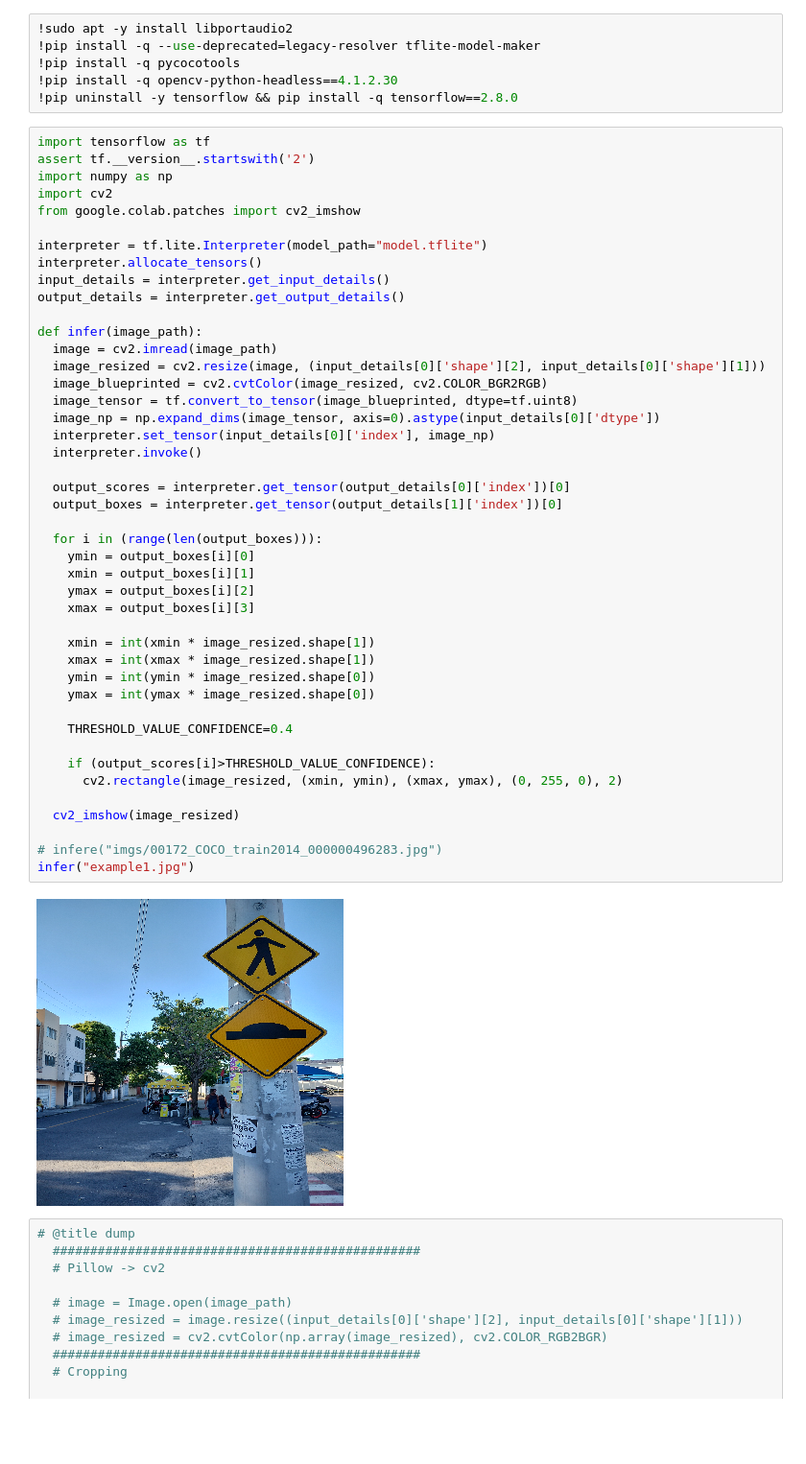
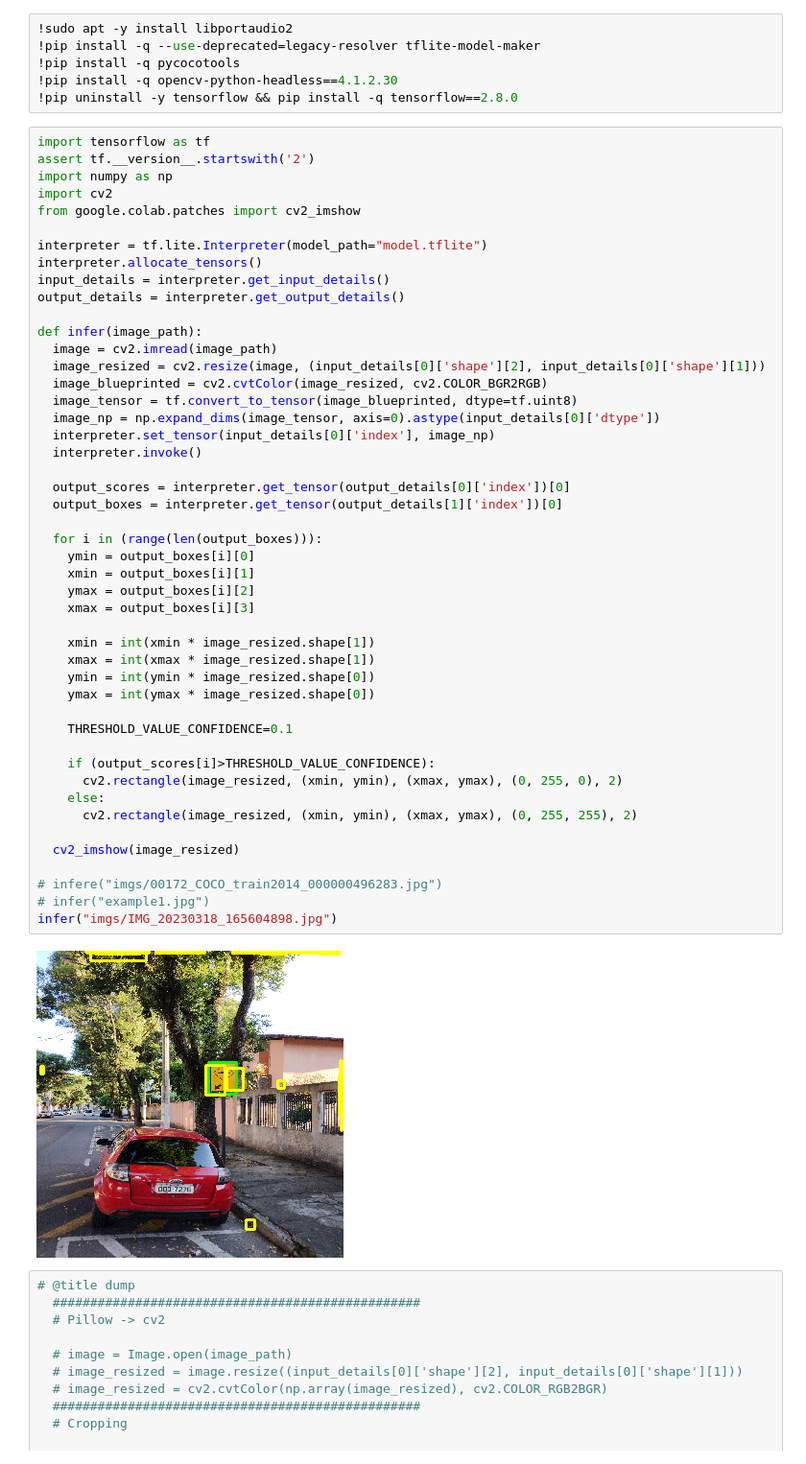
Before and after one commit to matheusschreiber/speedbump-detector-project, a Jupyter notebook: colab_code/main.ipynb, the cells around one changed output. Shown at 96% size. Drawn from its saved outputs; the diff is of its cells as text; blank space fills up the shorter version.

```diff
--- a/colab_code/main.ipynb
+++ b/colab_code/main.ipynb
@@ -628,36 +628,39 @@ def infer(image_path):
   image = cv2.imread(image_path)
   image_resized = cv2.resize(image, (input_details[0]['shape'][2], input_details[0]['shape'][1]))
   image_blueprinted = cv2.cvtColor(image_resized, cv2.COLOR_BGR2RGB)
   image_tensor = tf.convert_to_tensor(image_blueprinted, dtype=tf.uint8)
   image_np = np.expand_dims(image_tensor, axis=0).astype(input_details[0]['dtype'])
   interpreter.set_tensor(input_details[0]['index'], image_np)
   interpreter.invoke()
 
   output_scores = interpreter.get_tensor(output_details[0]['index'])[0]
   output_boxes = interpreter.get_tensor(output_details[1]['index'])[0]
 
   for i in (range(len(output_boxes))):
     ymin = output_boxes[i][0]
     xmin = output_boxes[i][1]
     ymax = output_boxes[i][2]
     xmax = output_boxes[i][3]
 
     xmin = int(xmin * image_resized.shape[1])
     xmax = int(xmax * image_resized.shape[1])
     ymin = int(ymin * image_resized.shape[0])
     ymax = int(ymax * image_resized.shape[0])
 
-    THRESHOLD_VALUE_CONFIDENCE=0.4
+    THRESHOLD_VALUE_CONFIDENCE=0.1
 
     if (output_scores[i]>THRESHOLD_VALUE_CONFIDENCE):
       cv2.rectangle(image_resized, (xmin, ymin), (xmax, ymax), (0, 255, 0), 2)
+    else:
+      cv2.rectangle(image_resized, (xmin, ymin), (xmax, ymax), (0, 255, 255), 2)
 
   cv2_imshow(image_resized)
 
 # infere("imgs/00172_COCO_train2014_000000496283.jpg")
-infer("example1.jpg")
+# infer("example1.jpg")
+infer("imgs/IMG_20230318_165604898.jpg")
 # %% [output]
-[figure, old version]
+[figure, new version]
 # %%
 # @title dump
   #################################################
```
Also changed, not shown: parts of 5 cells of this notebook.
